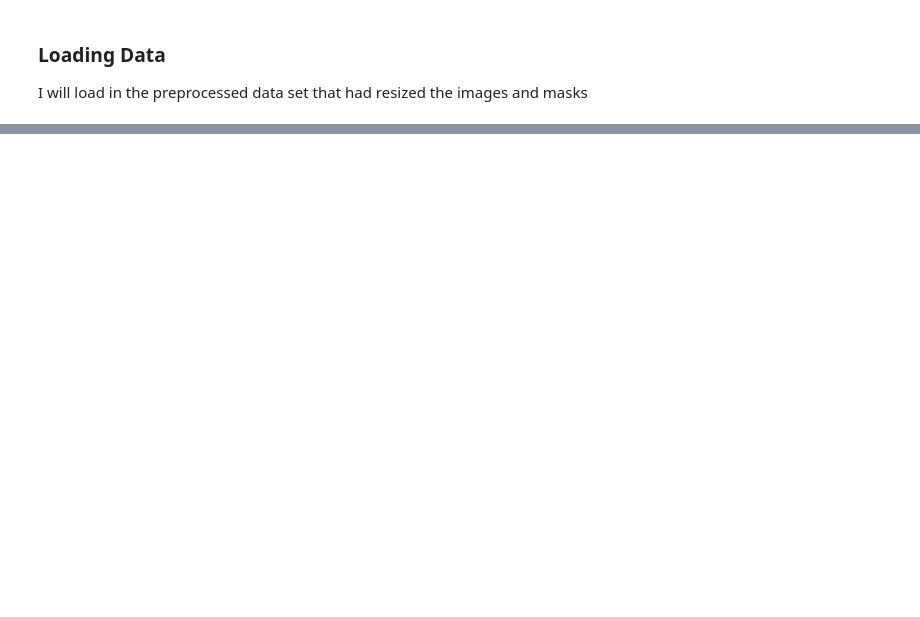
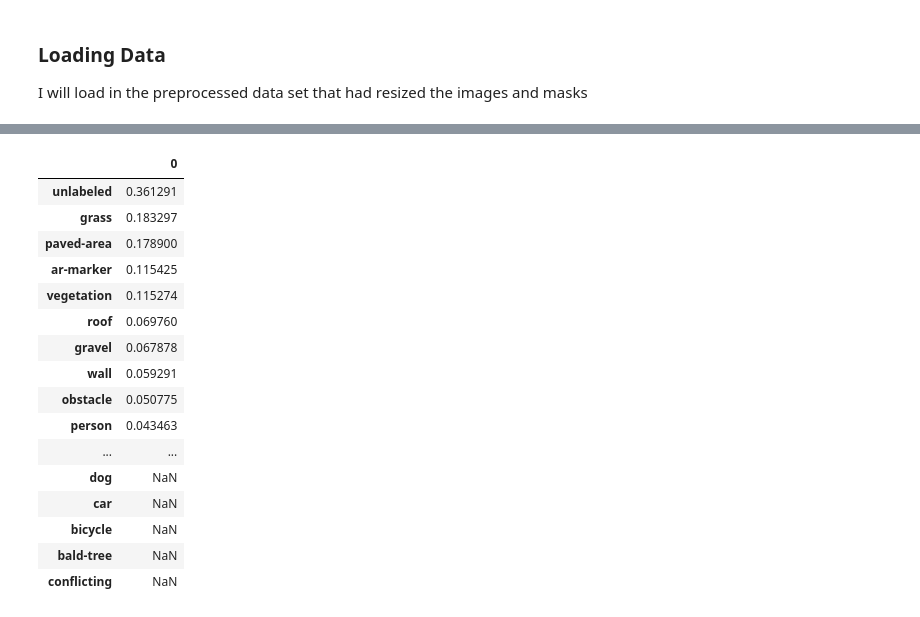
Before and after one commit to aaguil21/drone_image_segmentation, a Jupyter notebook: notebooks/Analysis.ipynb, the cells around one changed output, grey strips where cells are left out. Cells and saved outputs as stored; diff of their text form; code cells hidden in the pictures; blank space fills up the shorter version.

```diff
--- a/notebooks/Analysis.ipynb
+++ b/notebooks/Analysis.ipynb
@@ -146,0 +176,22 @@ list(pd.read_csv('./semantic_drone_dataset/class_dict.csv')['name'])
+# %%
+# Average IoU score for all classes in dataset
+dice_full_avg_iou = score_avg(dice_iou_df)
+dice_full_avg_iou.T.sort_values(by=0, ascending = False)
+# %% [output]
+|  | 0 |
+| unlabeled | 0.361291 |
+| grass | 0.183297 |
+| paved-area | 0.178900 |
+| ar-marker | 0.115425 |
+| vegetation | 0.115274 |
+| roof | 0.069760 |
+| gravel | 0.067878 |
+| wall | 0.059291 |
+| obstacle | 0.050775 |
+| person | 0.043463 |
+| ... | ... |
+| dog | NaN |
+| car | NaN |
+| bicycle | NaN |
+| bald-tree | NaN |
+| conflicting | NaN |
```
Also changed, not shown: parts of 27 cells of this notebook, 2 other files.
